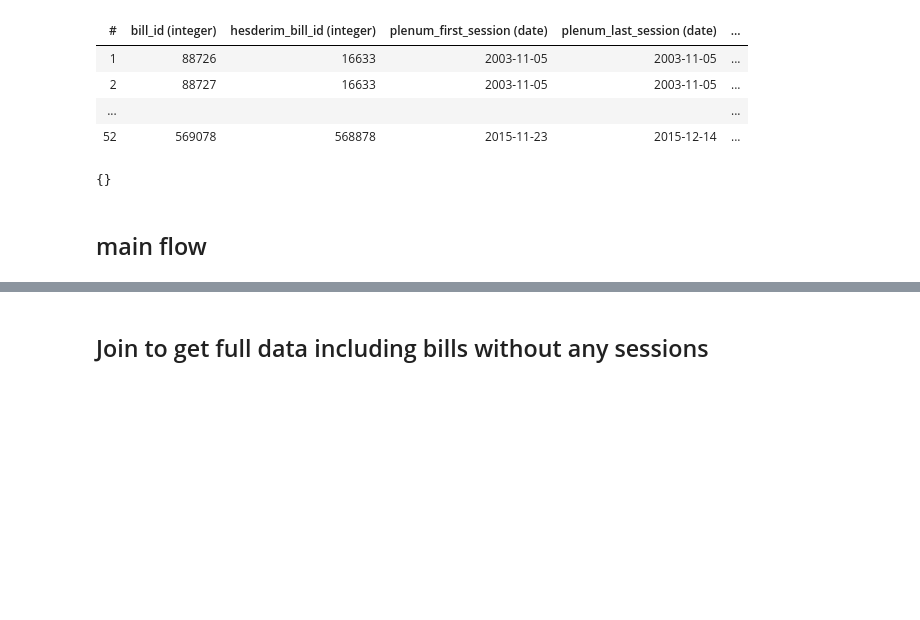
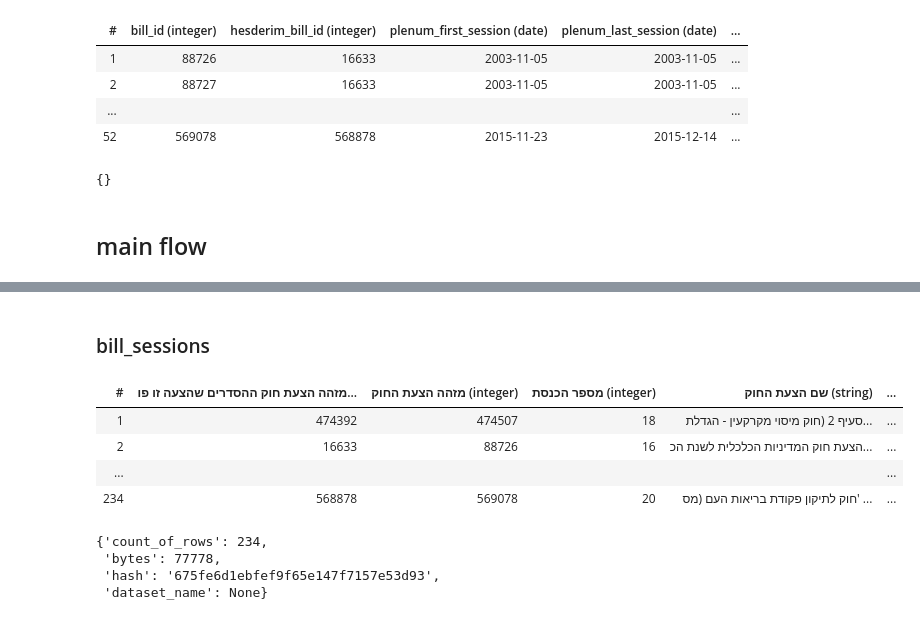
Before and after one commit to OriHoch/democracy-inst-law-research, a Jupyter notebook: פיצולים של חוקי הסדרי.ipynb, the cells around one changed output, grey strips where cells are left out. Cells and saved outputs as stored; diff of their text form; code cells hidden in the pictures; blank space fills up the shorter version.

Commit message:
update hesderim bill splits notebook and data

```diff
--- a/פיצולים של חוקי הסדרי.ipynb
+++ b/פיצולים של חוקי הסדרי.ipynb
@@ -442,3 +473,59 @@ bill_sessions
  'dataset_name': None}
-# %% [markdown]
-## Join to get full data including bills without any sessions
+# %%
+columns = {
+    "מזהה הצעת חוק ההסדרים שהצעה זו פוצלה ממנה": {"name": "hesderim_bill_id"},
+    "מזהה הצעת החוק": {"name": "BillID"},
+    "מספר הכנסת": {"name": "KnessetNum"},
+    "שם הצעת החוק": {"name": "Name"},
+    "מספר ישיבות מליאה המקושרות להצעת החוק": {"name": "plenum_num_sessions"},
+    "מספר ישיבות ועדה המקושרות להצעת החוק": {"name": "committee_num_sessions"},
+    "מזהה הועדה המטפלת": {"name": "CommitteeID"},
+    "שם הועדה המטפלת": {"name": "CommitteeName"},
+    "מספר ישיבות בועדה המטפלת": {"name": "relevant_committee_num_sessions"},
+    "ישיבה ראשונה בועדה המטפלת": {"name": "relevant_committee_first_session"},
+    "ישיבה אחרונה בועדה המטפלת": {"name": "relevant_committee_last_session"},
+    "מספר ימים בין הישיבה הראשונה והישיבה האחרונה בועדה המטפלת (כולל פגרות)": {"name": "relevant_committee_days_with_pagra"},
+    "מספר ימים בין הישיבה הראשונה והישיבה האחרונה בועדה המטפלת (לא כולל פגרות)": {"name": "relevant_committee_days_without_pagra"},
+    "מספר ימים בין הישיבה הראשונה והאחרונה של מליאה או ועדות  מתוך כל הישיבות המקושרות להצעה (כולל פגרות)": {"name": "all_days_with_pagra"},
+    "מספר ימים בין הישיבה הראשונה והאחרונה של מליאה או ועדות  מתוך כל הישיבות המקושרות להצעה (לא כולל פגרות)": {"name": "all_days_without_pagra"},
+}
+
+def set_columns(package):
+
+    def get_fields(descriptor):
+        source_fields = {field['name']: field for field in descriptor['schema']['fields']}
+        for column_name, column in columns.items():
+            field = source_fields[column['name']]
+            yield dict(field, name=column_name)
+
+    def get_row(row):
+        for column_name, column in columns.items():
+            yield column_name, row[column['name']]
+
+    def get_resource(resource):
+        for row in resource:
+            yield dict(get_row(row))
+
+    resource_descriptor = package.pkg.get_resource('bill_sessions').descriptor
+    resource_descriptor['schema'] = {'fields': list(get_fields(resource_descriptor))}
+    yield Package({'resources': [resource_descriptor]})
+    for resource in package:
+        yield get_resource(resource)
+
+Flow(
+    load('data/hesderim_bill_splits/datapackage.json', resources=['bill_sessions']),
+    set_columns,
+    dump_to_path('data/hesderim_bill_splits_export'),
+    printer(tablefmt='html', num_rows=1)
+).process()[1]
+# %% [output]
+bill_sessions
+| # | מזהה הצעת חוק ההסדרים שהצעה זו פו... | מזהה הצעת החוק (integer) | מספר הכנסת (integer) | שם הצעת החוק (string) | ... |
+| 1 | 474392 | 474507 | 18 | סעיף 2 (חוק מיסוי מקרקעין - הגדלת... | ... |
+| 2 | 16633 | 88726 | 16 | הצעת חוק המדיניות הכלכלית לשנת הכ... | ... |
+| ... |  |  |  |  | ... |
+| 234 | 568878 | 569078 | 20 | חוק לתיקון פקודת בריאות העם (מס' ... | ... |
+{'count_of_rows': 234,
+ 'bytes': 77778,
+ 'hash': '675fe6d1ebfef9f65e147f7157e53d93',
+ 'dataset_name': None}
```
Also changed, not shown: parts of 6 cells of this notebook, 1 other file.
